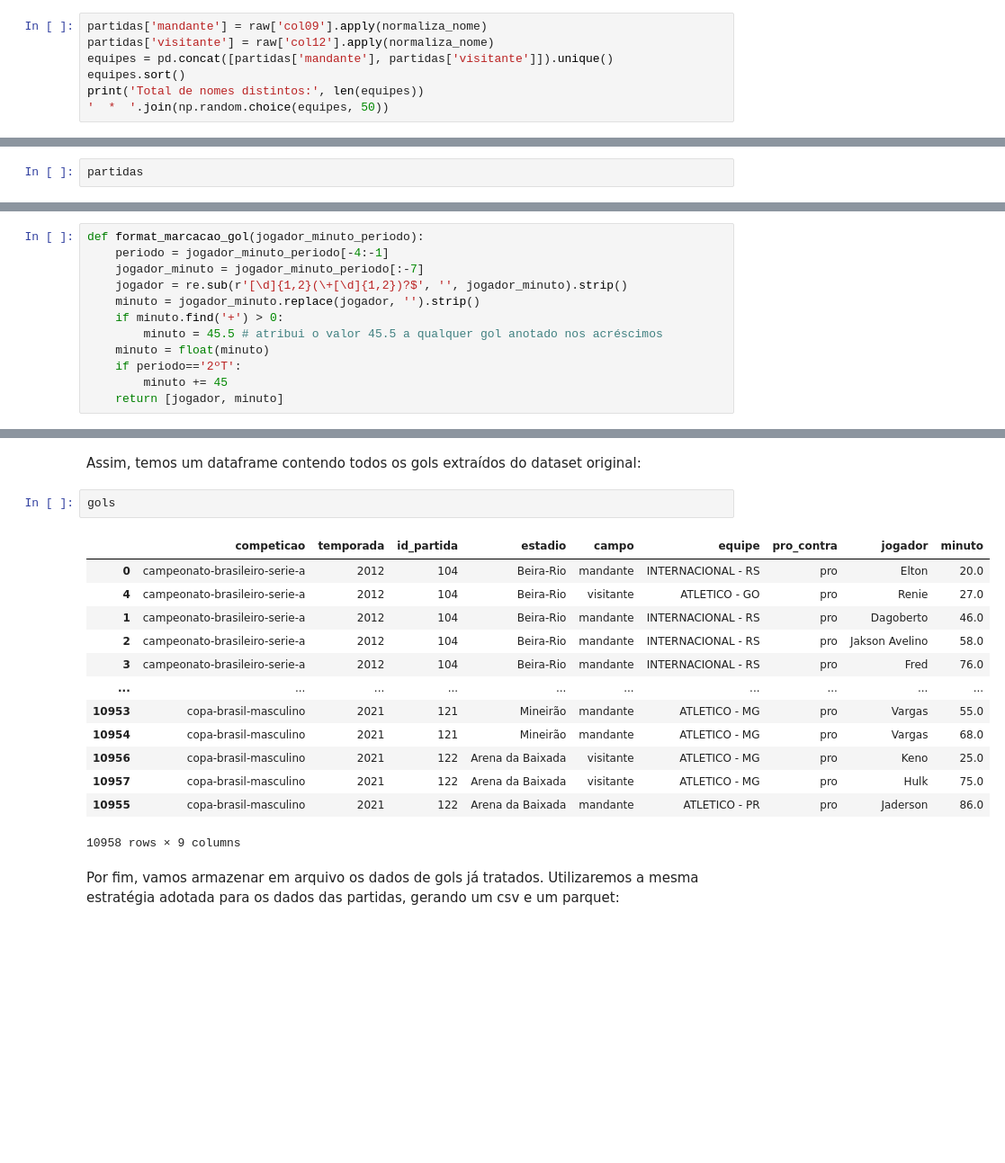
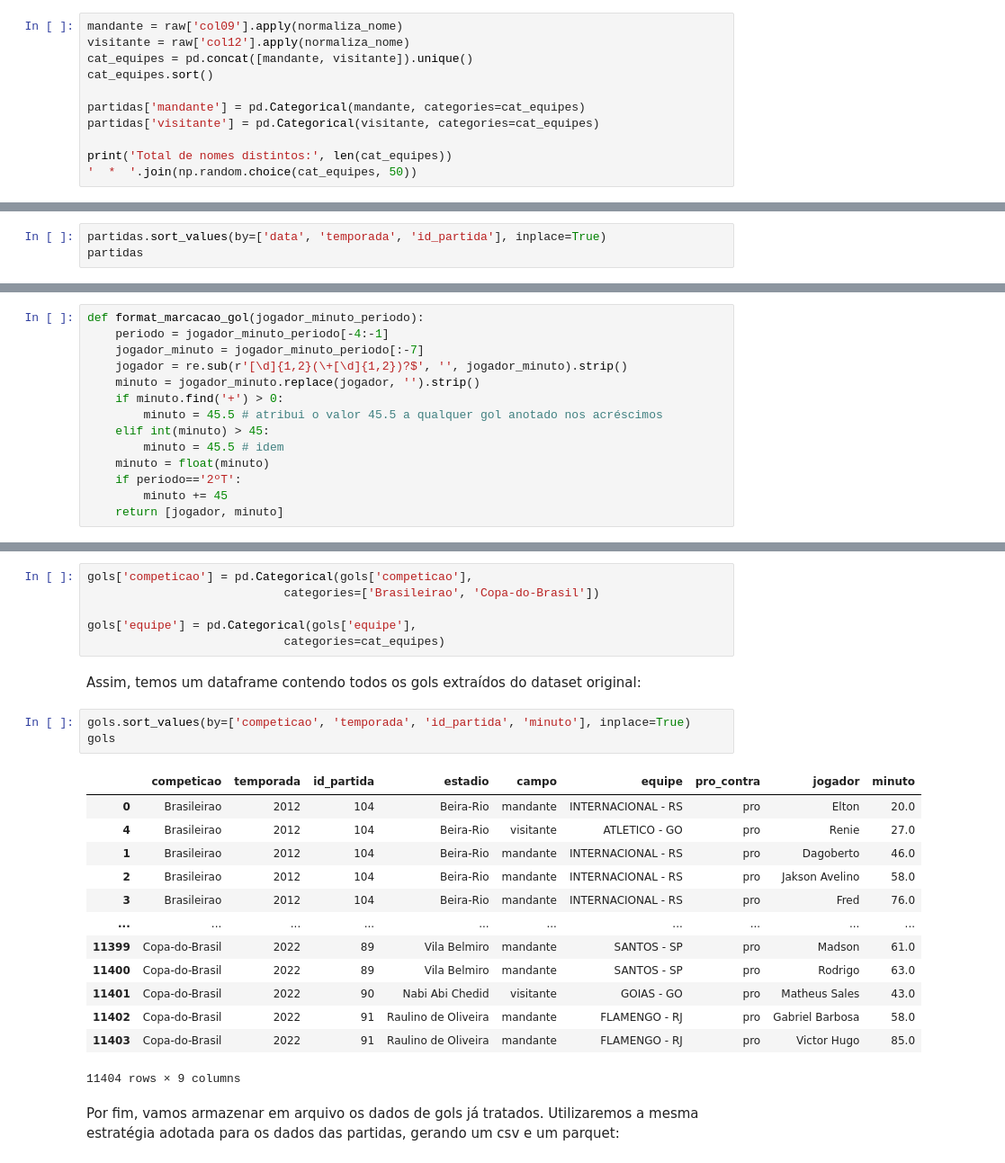
Before and after one commit to renefb/futebol-br, a Jupyter notebook: 2-tratamento.ipynb, the cells around one changed output, grey strips where cells are left out. Shown at 90% size. Saved outputs shown, nothing was run; the diff lists cells and outputs as text; blank space fills up the shorter version.

```diff
--- a/2-tratamento.ipynb
+++ b/2-tratamento.ipynb
@@ -245,8 +273,12 @@ Agora, aplicamos a função e conferimos uma amostra menor dos nomes das equipes
 # %%
-partidas['mandante'] = raw['col09'].apply(normaliza_nome)
-partidas['visitante'] = raw['col12'].apply(normaliza_nome)
-equipes = pd.concat([partidas['mandante'], partidas['visitante']]).unique()
-equipes.sort()
-print('Total de nomes distintos:', len(equipes))
-'  *  '.join(np.random.choice(equipes, 50))
+mandante = raw['col09'].apply(normaliza_nome)
+visitante = raw['col12'].apply(normaliza_nome)
+cat_equipes = pd.concat([mandante, visitante]).unique()
+cat_equipes.sort()
+
+partidas['mandante'] = pd.Categorical(mandante, categories=cat_equipes)
+partidas['visitante'] = pd.Categorical(visitante, categories=cat_equipes)
+
+print('Total de nomes distintos:', len(cat_equipes))
+'  *  '.join(np.random.choice(cat_equipes, 50))
 # %% [output]
@@ -272,6 +304,7 @@ partidas['visit_penaltis'] = raw['col16'].fillna(0).apply(lambda p: int(p))
 # %% [markdown]
 Finalmente, podemos conferir o dataset com todos os dados tratados:
 # %%
+partidas.sort_values(by=['data', 'temporada', 'id_partida'], inplace=True)
 partidas
 # %% [output]
 |  | competicao | temporada | id_partida | estadio | cidade | uf | dia_semana | data | hora | mandante | ... |
@@ -337,6 +391,8 @@ def format_marcacao_gol(jogador_minuto_periodo):
     minuto = jogador_minuto.replace(jogador, '').strip()
     if minuto.find('+') > 0:
         minuto = 45.5 # atribui o valor 45.5 a qualquer gol anotado nos acréscimos
+    elif int(minuto) > 45:
+        minuto = 45.5 # idem
     minuto = float(minuto)
     if periodo=='2ºT':
         minuto += 45
@@ -375,23 +431,30 @@ A variável `registro_gols` é uma lista homogênea de listas com o mesmo compri
 cols = ['competicao', 'temporada', 'id_partida', 'estadio', 'campo', 'equipe', 'pro_contra', 'jogador', 'minuto']
 gols = pd.DataFrame(registro_gols, columns=cols)
 gols.sort_values(by=['competicao', 'temporada', 'id_partida', 'minuto'], inplace=True)
+# %%
+gols['competicao'] = pd.Categorical(gols['competicao'],
+                            categories=['Brasileirao', 'Copa-do-Brasil'])
+
+gols['equipe'] = pd.Categorical(gols['equipe'],
+                            categories=cat_equipes)
 # %% [markdown]
 Assim, temos um dataframe contendo todos os gols extraídos do dataset original:
 # %%
+gols.sort_values(by=['competicao', 'temporada', 'id_partida', 'minuto'], inplace=True)
 gols
 # %% [output]
 |  | competicao | temporada | id_partida | estadio | campo | equipe | pro_contra | jogador | minuto |
-| 0 | campeonato-brasileiro-serie-a | 2012 | 104 | Beira-Rio | mandante | INTERNACIONAL - RS | pro | Elton | 20.0 |
-| 4 | campeonato-brasileiro-serie-a | 2012 | 104 | Beira-Rio | visitante | ATLETICO - GO | pro | Renie | 27.0 |
-| 1 | campeonato-brasileiro-serie-a | 2012 | 104 | Beira-Rio | mandante | INTERNACIONAL - RS | pro | Dagoberto | 46.0 |
-| 2 | campeonato-brasileiro-serie-a | 2012 | 104 | Beira-Rio | mandante | INTERNACIONAL - RS | pro | Jakson Avelino | 58.0 |
-| 3 | campeonato-brasileiro-serie-a | 2012 | 104 | Beira-Rio | mandante | INTERNACIONAL - RS | pro | Fred | 76.0 |
+| 0 | Brasileirao | 2012 | 104 | Beira-Rio | mandante | INTERNACIONAL - RS | pro | Elton | 20.0 |
+| 4 | Brasileirao | 2012 | 104 | Beira-Rio | visitante | ATLETICO - GO | pro | Renie | 27.0 |
+| 1 | Brasileirao | 2012 | 104 | Beira-Rio | mandante | INTERNACIONAL - RS | pro | Dagoberto | 46.0 |
+| 2 | Brasileirao | 2012 | 104 | Beira-Rio | mandante | INTERNACIONAL - RS | pro | Jakson Avelino | 58.0 |
+| 3 | Brasileirao | 2012 | 104 | Beira-Rio | mandante | INTERNACIONAL - RS | pro | Fred | 76.0 |
 | ... | ... | ... | ... | ... | ... | ... | ... | ... | ... |
-| 10953 | copa-brasil-masculino | 2021 | 121 | Mineirão | mandante | ATLETICO - MG | pro | Vargas | 55.0 |
-| 10954 | copa-brasil-masculino | 2021 | 121 | Mineirão | mandante | ATLETICO - MG | pro | Vargas | 68.0 |
-| 10956 | copa-brasil-masculino | 2021 | 122 | Arena da Baixada | visitante | ATLETICO - MG | pro | Keno | 25.0 |
-| 10957 | copa-brasil-masculino | 2021 | 122 | Arena da Baixada | visitante | ATLETICO - MG | pro | Hulk | 75.0 |
-| 10955 | copa-brasil-masculino | 2021 | 122 | Arena da Baixada | mandante | ATLETICO - PR | pro | Jaderson | 86.0 |
+| 11399 | Copa-do-Brasil | 2022 | 89 | Vila Belmiro | mandante | SANTOS - SP | pro | Madson | 61.0 |
+| 11400 | Copa-do-Brasil | 2022 | 89 | Vila Belmiro | mandante | SANTOS - SP | pro | Rodrigo | 63.0 |
+| 11401 | Copa-do-Brasil | 2022 | 90 | Nabi Abi Chedid | visitante | GOIAS - GO | pro | Matheus Sales | 43.0 |
+| 11402 | Copa-do-Brasil | 2022 | 91 | Raulino de Oliveira | mandante | FLAMENGO - RJ | pro | Gabriel Barbosa | 58.0 |
+| 11403 | Copa-do-Brasil | 2022 | 91 | Raulino de Oliveira | mandante | FLAMENGO - RJ | pro | Victor Hugo | 85.0 |
-10958 rows × 9 columns
+11404 rows × 9 columns
 # %% [markdown]
 Por fim, vamos armazenar em arquivo os dados de gols já tratados. Utilizaremos a mesma estratégia adotada para os dados das partidas, gerando um csv e um parquet:
```
Also changed, not shown: parts of 25 cells of this notebook, 48 other files.
